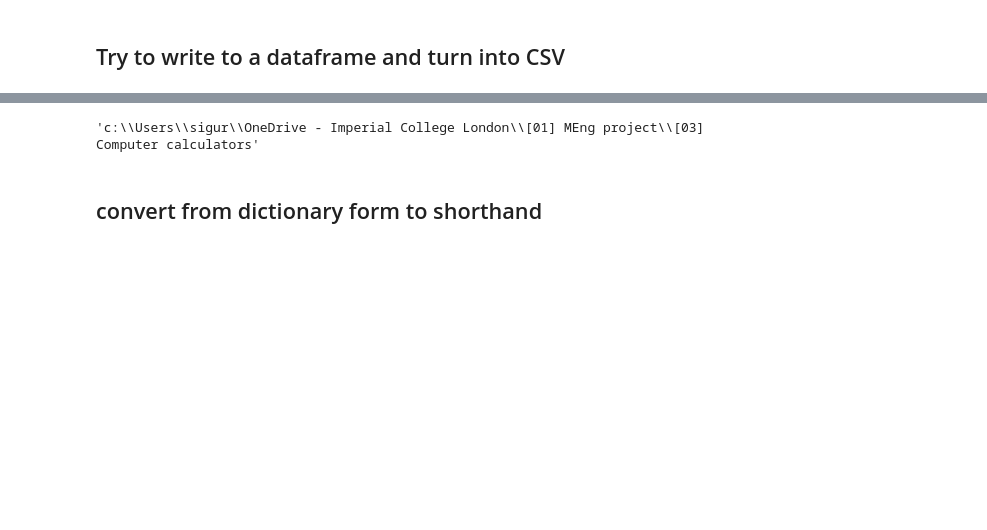
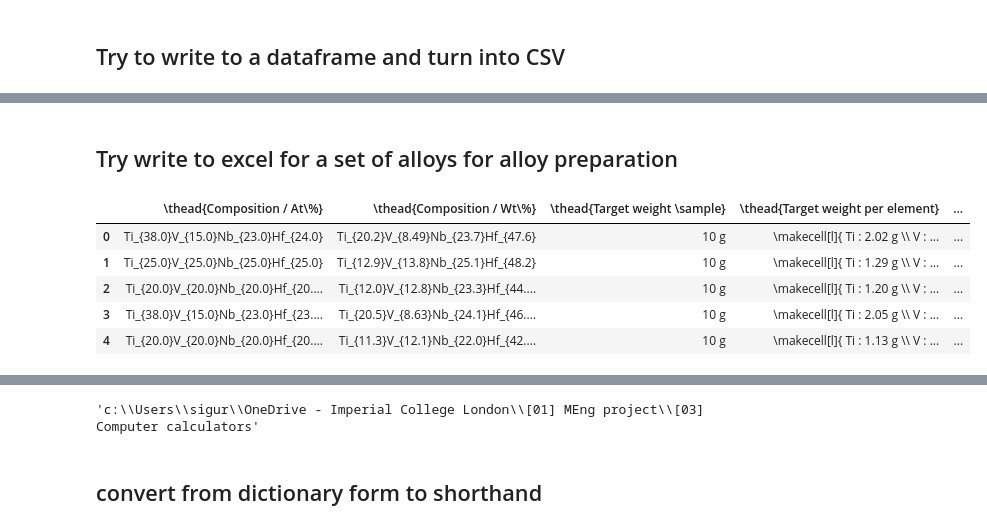
Before and after one commit to SigurdBjerkhaug/RHEA-MEng-project, a Jupyter notebook: Reference calculations.ipynb, the cells around one changed output, grey strips where cells are left out. Saved outputs shown, nothing was run; the diff lists cells and outputs as text; code cells hidden in the pictures; blank space fills up the shorter version.

```diff
--- a/Reference calculations.ipynb
+++ b/Reference calculations.ipynb
@@ -224,0 +240,71 @@ alloyData.to_csv('AlloyData_09oct23.csv')
+# %% [markdown]
+## Try write to excel for a set of alloys for alloy preparation
+# %%
+pd.set_option('display.max_colwidth', None)
+
+alloys = [{"Ti":38.0, "V":15.0, "Nb":23.0, "Hf":24.0},
+          {"Ti": 25.0, "V": 25.0, "Nb": 25.0, "Hf": 25.0},
+          {"Ti": 20.0, "V": 20.0, "Nb": 20.0, "Hf": 20.0, "Si": 20.0},
+          {"Ti":38.0, "V":15.0, "Nb":23.0, "Hf":23.0, "Si": 1.0},
+          {"Ti": 20.0, "V": 20.0, "Nb": 20.0, "Hf": 20.0, "Cr": 20.0}
+]
+
+TargetWeight = 10 #target weight in grams
+
+TargetComponentWeights = []
+WeightPercent = []
+Price = []
+Density = []
+ComponentWegihts = []
+ExperimentalComponentWeights = []
+
+AtPercentShorthand = []
+WtPercentShorthand = []
+
+for alloy in alloys:
+    alloy_Wt = atomicPercentToWegihtPercent(alloy)
+    WeightPercent.append(alloy_Wt)
+    Price.append(alloyPrice(alloy_Wt))
+    Density.append(estimateAlloyDensity(alloy_Wt))
+    AtPercentShorthand.append(dictionary_to_alloy_latex_shorthand(alloy))
+    WtPercentShorthand.append(dictionary_to_alloy_latex_shorthand(alloy_Wt))
+
+    TargetComponentWeight = "\makecell[l]{"
+    ExperimentalComponentWeight = "\makecell[l]{"
+    #TargetComponentWeight = "\\begin{tabular}{l}\\"
+    #ExperimentalComponentWeight = ":\\begin{tabular}{l}\\"
+    for element in alloy:
+        TargetComponentWeight += fr' {element} : { alloy_Wt[element]*TargetWeight/100:.2f} g \\'
+        ExperimentalComponentWeight += fr' {element} :\\'
+
+    TargetComponentWeight += '}'
+    ExperimentalComponentWeight += '}'
+    ComponentWegihts.append(TargetComponentWeight)
+    ExperimentalComponentWeights.append(ExperimentalComponentWeight)
+    TargetComponentWeights.append(fr'{TargetWeight} g')
+
+""" alloyArray = np.array([AtPercentShorthand, WtPercentShorthand, Price, Density])
+
+alloyArray = np.transpose(alloyArray) """
+
+alloyDict = {'\thead{Composition / At\%}' : AtPercentShorthand,
+             '\thead{Composition / Wt\%}' : WtPercentShorthand,
+             '\thead{Target weight \\\sample}': TargetComponentWeights,
+             '\thead{Target weight per element}': ComponentWegihts,
+             '\thead{Measure weight per element}': ExperimentalComponentWeights
+            }
+             #'Density / g cm^{-3}': Density,
+             #'Price / USD' : Price
+
+alloyData = pd.DataFrame(alloyDict)
+#alloyData.columns = ['Composition / At%', 'Composition / Wt%', 'Price / USD', 'Density / g cm-3']
+alloyData.to_latex("First batch of samples calculations_latex table4.tex", escape=False)
+
+#alloyData.to_excel(f"First batch of samples calculation_10oct23.xlsx")
+# %% [output]
+|  | \thead{Composition / At\%} | \thead{Composition / Wt\%} | \thead{Target weight \sample} | \thead{Target weight per element} | ... |
+| 0 | Ti_{38.0}V_{15.0}Nb_{23.0}Hf_{24.0} | Ti_{20.2}V_{8.49}Nb_{23.7}Hf_{47.6} | 10 g | \makecell[l]{ Ti : 2.02 g \\ V : ... | ... |
+| 1 | Ti_{25.0}V_{25.0}Nb_{25.0}Hf_{25.0} | Ti_{12.9}V_{13.8}Nb_{25.1}Hf_{48.2} | 10 g | \makecell[l]{ Ti : 1.29 g \\ V : ... | ... |
+| 2 | Ti_{20.0}V_{20.0}Nb_{20.0}Hf_{20.... | Ti_{12.0}V_{12.8}Nb_{23.3}Hf_{44.... | 10 g | \makecell[l]{ Ti : 1.20 g \\ V : ... | ... |
+| 3 | Ti_{38.0}V_{15.0}Nb_{23.0}Hf_{23.... | Ti_{20.5}V_{8.63}Nb_{24.1}Hf_{46.... | 10 g | \makecell[l]{ Ti : 2.05 g \\ V : ... | ... |
+| 4 | Ti_{20.0}V_{20.0}Nb_{20.0}Hf_{20.... | Ti_{11.3}V_{12.1}Nb_{22.0}Hf_{42.... | 10 g | \makecell[l]{ Ti : 1.13 g \\ V : ... | ... |
```
Also changed, not shown: parts of 36 cells of this notebook, 36 other files.
